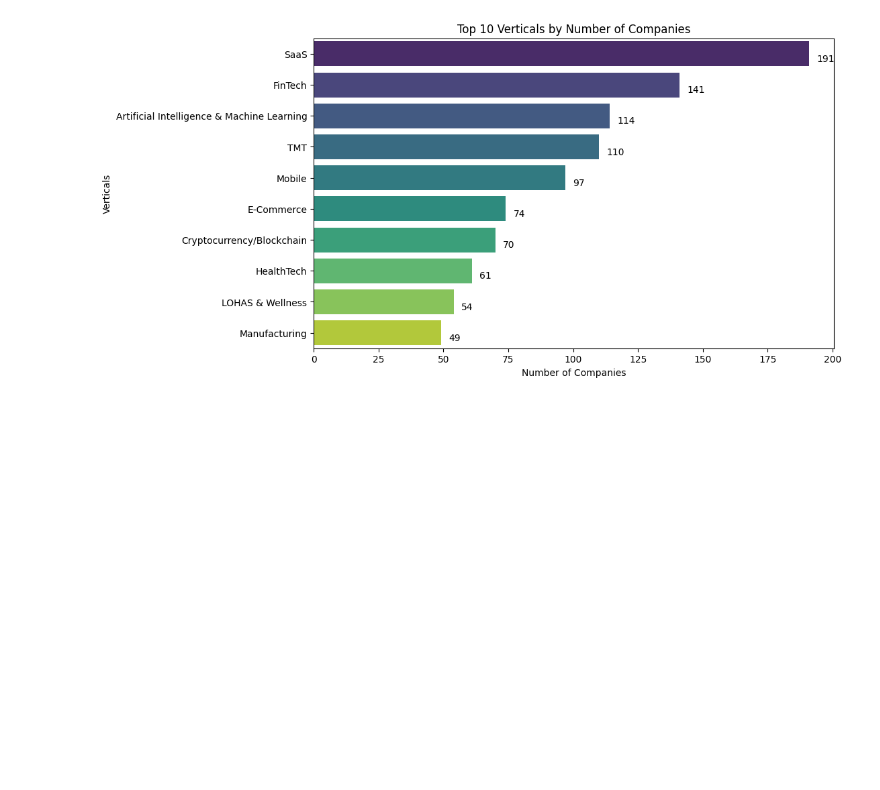
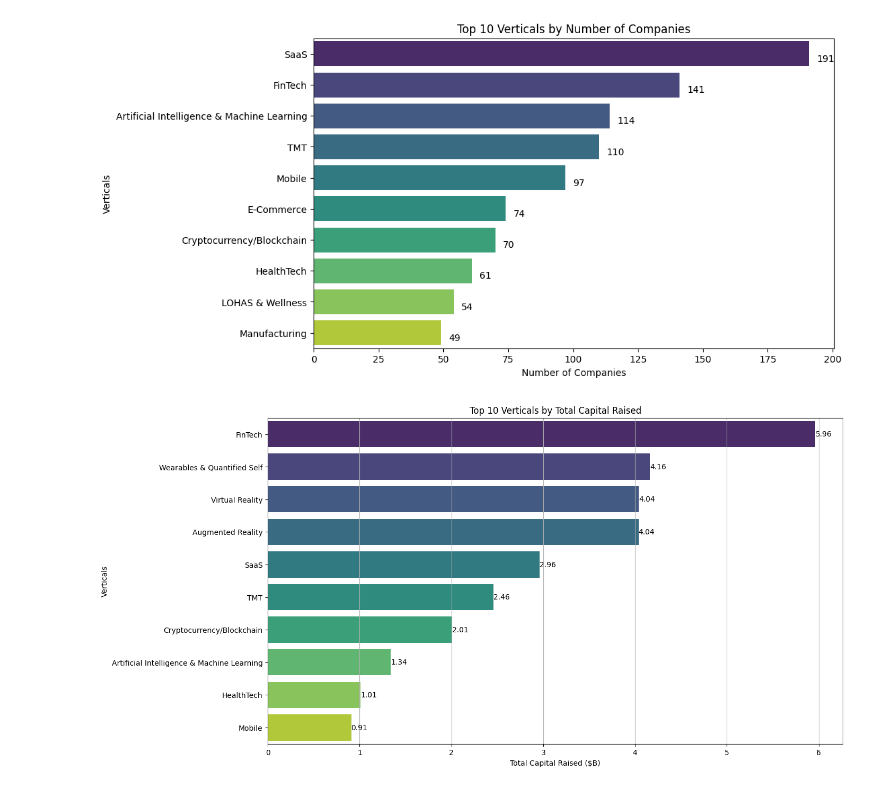
Before and after one commit to brhnsebin/asg3, a Jupyter notebook: selected-core-tech-area.ipynb, the cells around one changed output. Saved outputs shown, nothing was run; the diff lists cells and outputs as text; code cells hidden in the pictures; blank space fills up the shorter version.

Commit message:
Kaggle Notebook | Selected Core Tech Area | Version 11

```diff
--- a/selected-core-tech-area.ipynb
+++ b/selected-core-tech-area.ipynb
@@ -280,3 +322,90 @@ for i, v in enumerate(top_10_verticals_split.values):
 plt.show()
 # %% [output]
 [figure]
+# %%
+import pandas as pd
+import matplotlib.pyplot as plt
+import seaborn as sns
+
+# Load the data
+data = pd.read_excel('/kaggle/input/miamicompanies/Miami Companies who raised since 2020.xlsx', skiprows=7)
+
+# Set the first row as the column headers
+data.columns = data.iloc[0]
+
+# Remove the first row from the data
+data = data.iloc[1:]
+
+# Convert 'Total Raised' to a numeric type, fill NaN values with 0
+data['Total Raised'] = pd.to_numeric(data['Total Raised'], errors='coerce').fillna(0)
+
+# Create a new DataFrame with separated verticals and corresponding total raised
+verticals_capital = data[['Verticals', 'Total Raised']].copy()
+verticals_capital['Verticals'] = verticals_capital['Verticals'].str.split(',')
+
+# Explode the DataFrame on 'Verticals'
+verticals_capital_exploded = verticals_capital.explode('Verticals')
+
+# Remove leading/trailing white spaces from 'Verticals'
+verticals_capital_exploded['Verticals'] = verticals_capital_exploded['Verticals'].str.strip()
+
+# Group by 'Verticals' and sum 'Total Raised'
+verticals_capital_grouped = verticals_capital_exploded.groupby('Verticals')['Total Raised'].sum()
+
+# Get the top 10 verticals by total capital raised
+top_10_verticals_capital = verticals_capital_grouped.nlargest(10)
+
+# Convert 'Total Raised' to billions
+top_10_verticals_capital_in_billion = top_10_verticals_capital / 1000
+
+# Plotting
+plt.figure(figsize=[14,8])
+sns.barplot(y=top_10_verticals_capital_in_billion.index, x=top_10_verticals_capital_in_billion.values, orient='h', palette='viridis')
+plt.xlabel('Total Capital Raised ($B)')
+plt.ylabel('Verticals')
+plt.title('Top 10 Verticals by Total Capital Raised')
+plt.grid(axis='x')
+
+# Adding labels
+for index, value in enumerate(top_10_verticals_capital_in_billion.values):
+    plt.text(value, index, f'{value:.2f}', va = 'center')
+
+plt.show()
+
+# Filter data for companies in the 'Artificial Intelligence & Machine Learning' vertical
+ai_ml_data = data[data['Verticals'].str.contains('Artificial Intelligence & Machine Learning', na=False)]
+
+# Create a new DataFrame with separated investors
+investors = ai_ml_data[['Active Investors']].copy()
+investors['Active Investors'] = investors['Active Investors'].str.split(',')
+
+# Explode the DataFrame on 'Active Investors'
+investors_exploded = investors.explode('Active Investors')
+
+# Remove leading/trailing white spaces from 'Active Investors'
+investors_exploded['Active Investors'] = investors_exploded['Active Investors'].str.strip()
+
+# Count the number of investments by each investor
+investor_counts = investors_exploded['Active Investors'].value_counts()
+
+# Get the top 10 investors by number of investments
+top_10_investors_ai_ml = investor_counts.nlargest(10)
+
+# Plotting
+plt.figure(figsize=[14,8])
+sns.barplot(y=top_10_investors_ai_ml.index, x=top_10_investors_ai_ml.values, orient='h', palette='viridis')
+plt.xlabel('Number of Investments')
+plt.ylabel('Investors')
+plt.title('Top 10 Investors in Artificial Intelligence & Machine Learning')
+
+# Add grid
+plt.grid(axis='x')
+
+# Add data labels
+for index, value in enumerate(top_10_investors_ai_ml.values):
+    plt.text(value, index, str(value), va = 'center')
+
+# Show the plot
+plt.show()
+# %% [output]
+[figure, added]
```
Also changed, not shown: parts of 2 cells of this notebook.
